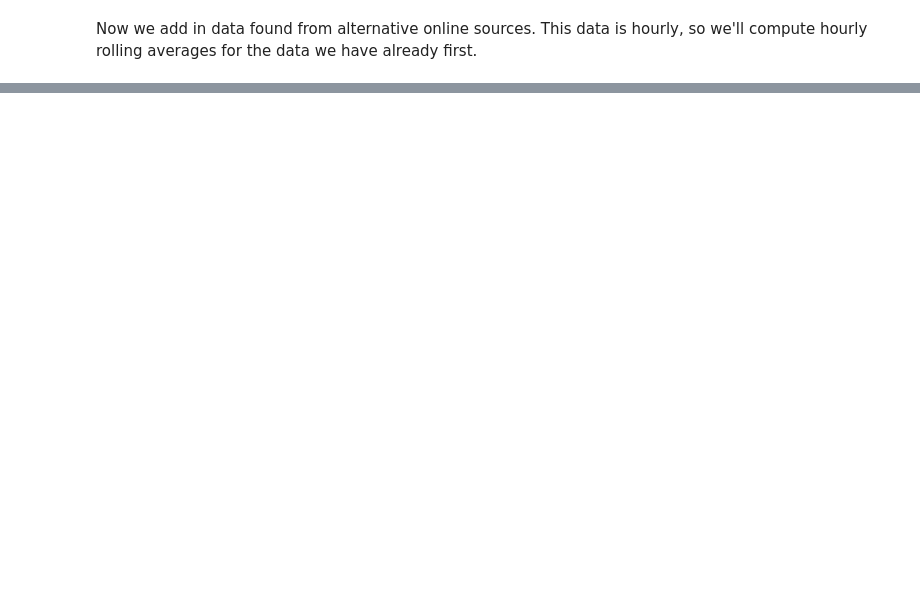
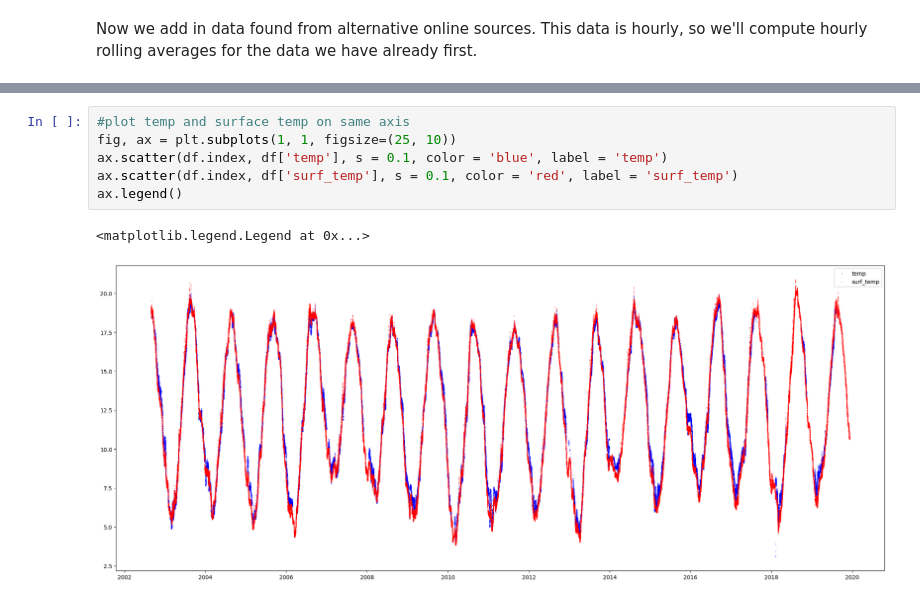
Before and after one commit to Reubenpt123/DAV, a Jupyter notebook: Data_Cleaning_DAV_Assessment.ipynb, the cells around one changed output, grey strips where cells are left out. Drawn from its saved outputs; the diff is of its cells as text; blank space fills up the shorter version.

```diff
--- a/Data_Cleaning_DAV_Assessment.ipynb
+++ b/Data_Cleaning_DAV_Assessment.ipynb
@@ -345,0 +299,9 @@ dtype: int64
+# %%
+#plot temp and surface temp on same axis
+fig, ax = plt.subplots(1, 1, figsize=(25, 10))
+ax.scatter(df.index, df['temp'], s = 0.1, color = 'blue', label = 'temp')
+ax.scatter(df.index, df['surf_temp'], s = 0.1, color = 'red', label = 'surf_temp')
+ax.legend()
+# %% [output]
+<matplotlib.legend.Legend at 0x...>
+[figure, added]
```
Also changed, not shown: parts of 26 cells of this notebook, 1 other file.
